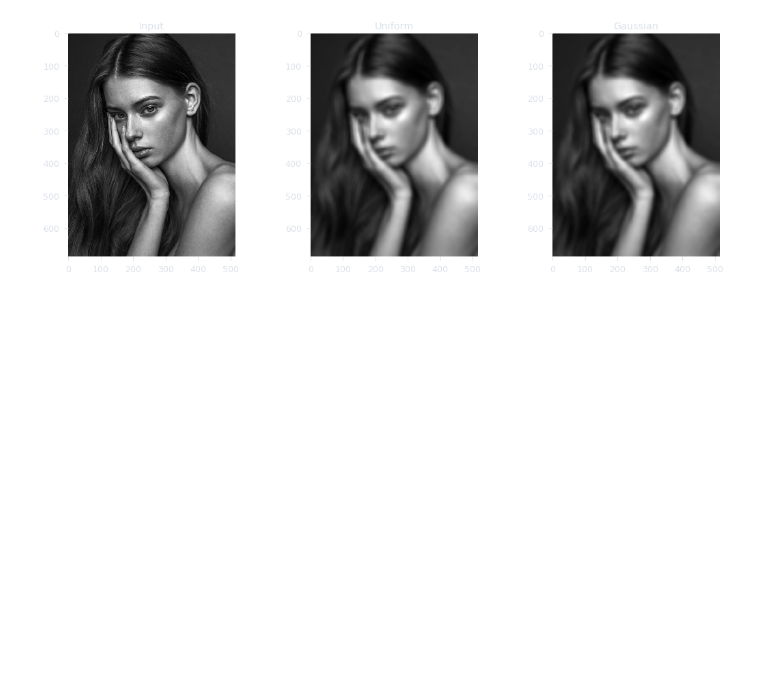
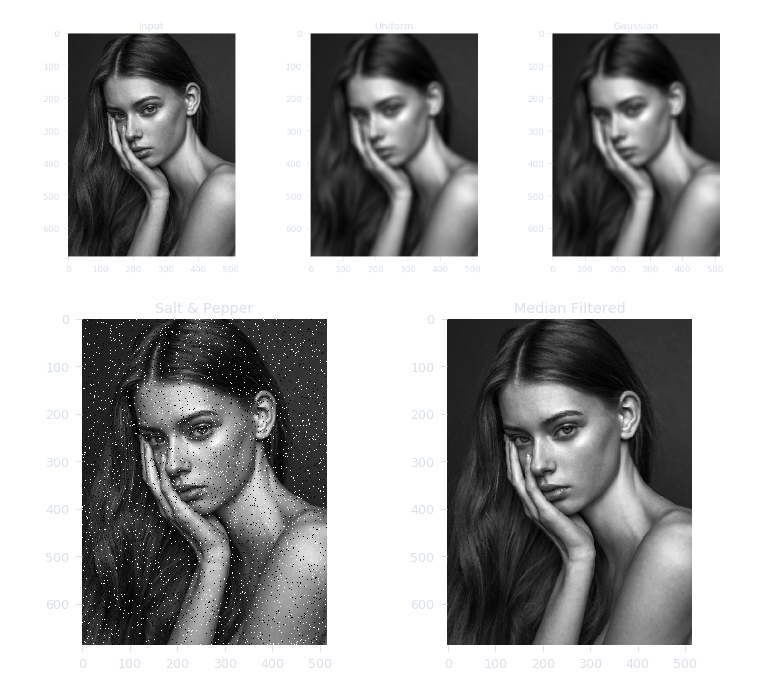
Before and after one commit to osmanmesutozcan/notebook, a Jupyter notebook: computer_vision/image_filtering.ipynb, the cells around one changed output. Cells and saved outputs as stored; diff of their text form; code cells hidden in the pictures; blank space fills up the shorter version.

```diff
--- a/computer_vision/image_filtering.ipynb
+++ b/computer_vision/image_filtering.ipynb
@@ -82,3 +86,19 @@ ax[2].imshow(im_out, 'gray', interpolation='none')
 plt.show()
 # %% [output]
 [figure]
+# %%
+# Salt and pepper noise
+orig_im = img_as_ubyte(imread('data/portrait.jpg', as_grey=True))
+snp_noise = skimage.util.random_noise(orig_im, mode='s&p')
+
+fig, ax = plt.subplots(1, 2, figsize=(12,6))
+ax[0].imshow(snp_noise, 'gray')
+ax[0].set_title('Salt & Pepper')
+
+filtered = median(snp_noise)
+ax[1].imshow(filtered, 'gray')
+ax[1].set_title('Median Filtered')
+
+plt.show()
+# %% [output]
+[figure, added]
```
Also changed, not shown: parts of 4 cells of this notebook, 3 other files.
